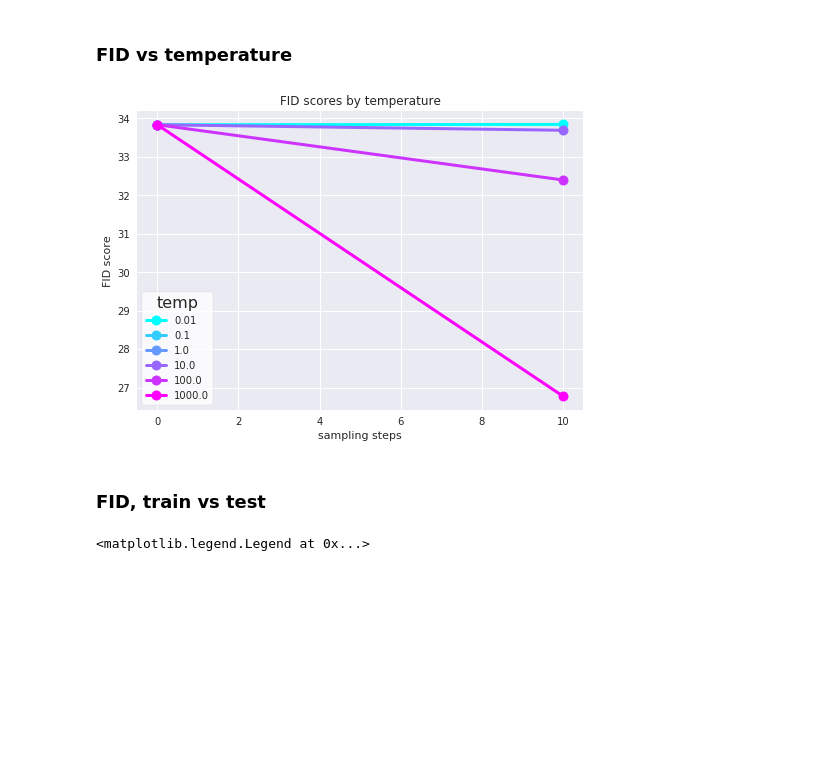
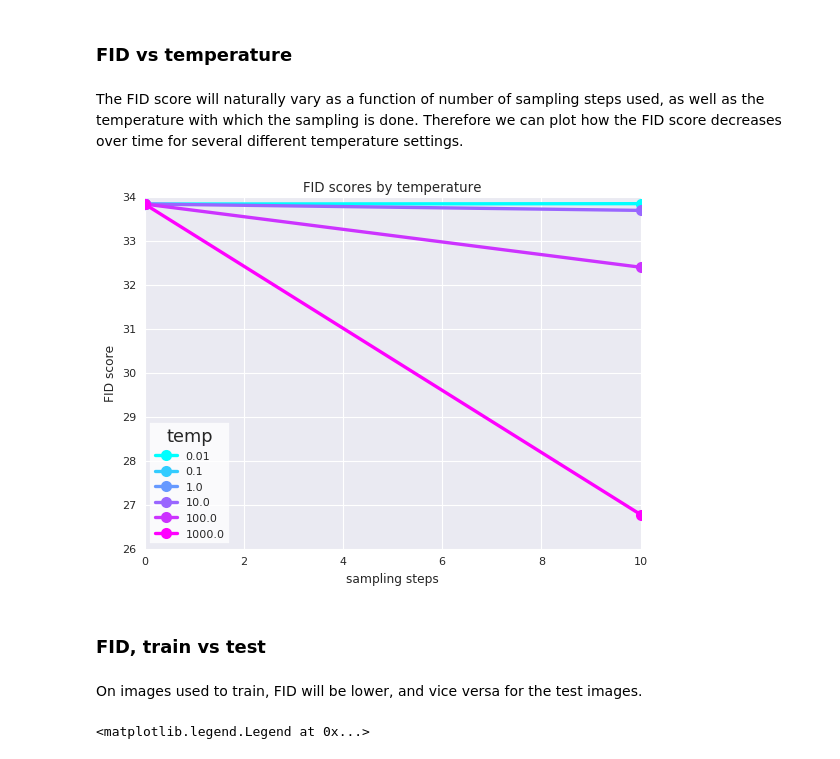
Before and after one commit to MichaelArbel/GeneralizedEBM, a Jupyter notebook: notebooks/Sampling.ipynb, the cells around one changed output. Saved outputs shown, nothing was run; the diff lists cells and outputs as text; code cells hidden in the pictures; blank space fills up the shorter version.

Commit message:
sampling v2

```diff
--- a/notebooks/Sampling.ipynb
+++ b/notebooks/Sampling.ipynb
@@ -35,8 +35,6 @@ if  os.path.basename(os.path.normpath(cwd))=='notebooks':
 
 from helpers import load_dictionary
 # %%
-plt.rcParams['figure.figsize'] = [9.5, 6]
-plt.rcParams['font.family'] = 'dejavu sans'
 plt.rcParams['figure.figsize'] = [9.5, 6]
 plt.rcParams['font.family'] = 'dejavu sans'
 plt.style.use('ggplot')
@@ -91,28 +85,33 @@ dict_keys(['fid_train', 'fid_test', 'index', 'path_arrays'])
 ## Plots
 # %% [markdown]
 ### FID vs temperature
+# %% [markdown]
+The FID score will naturally vary as a function of number of sampling steps used, as well as the temperature with which the sampling is done.
+Therefore we can plot how the FID score decreases over time for several different temperature settings.
 # %%
-plt.rcParams['figure.figsize'] = [9.5, 6]
+#plt.rcParams['figure.figsize'] = [9.5, 6]
 plt.rcParams['font.family'] = 'dejavu sans'
 plt.style.use('seaborn')
 plt.rcParams['font.size'] = 16
 plt.rcParams['lines.linewidth'] = 3
 
 log_temps = np.log(np.array(temps))
 colors = matplotlib.cm.cool((log_temps - min(log_temps)) / (max(log_temps) - min(log_temps)))
 for idx, t in enumerate(temps):
     assert t == float(out_dics[idx]['temp'][0])
     plt.plot(out_dics[idx]['index'], out_dics[idx]['fid_test'], label=t, marker='o', ms=10,color=colors[idx])
 
 plt.legend(title='temp',loc='lower left', frameon=True,framealpha=0.8, facecolor='white')
 plt.title('FID scores by temperature')
 plt.ylabel('FID score')
 plt.xlabel('sampling steps')
 plt.show()
 # %% [output]
-[figure, old version]
+[figure, new version]
 # %% [markdown]
 ### FID, train vs test
+# %% [markdown]
+On images used to train, FID will be lower, and vice versa for the test images.
 # %%
 
 fids_train = []
```
Also changed, not shown: parts of 12 cells of this notebook.
